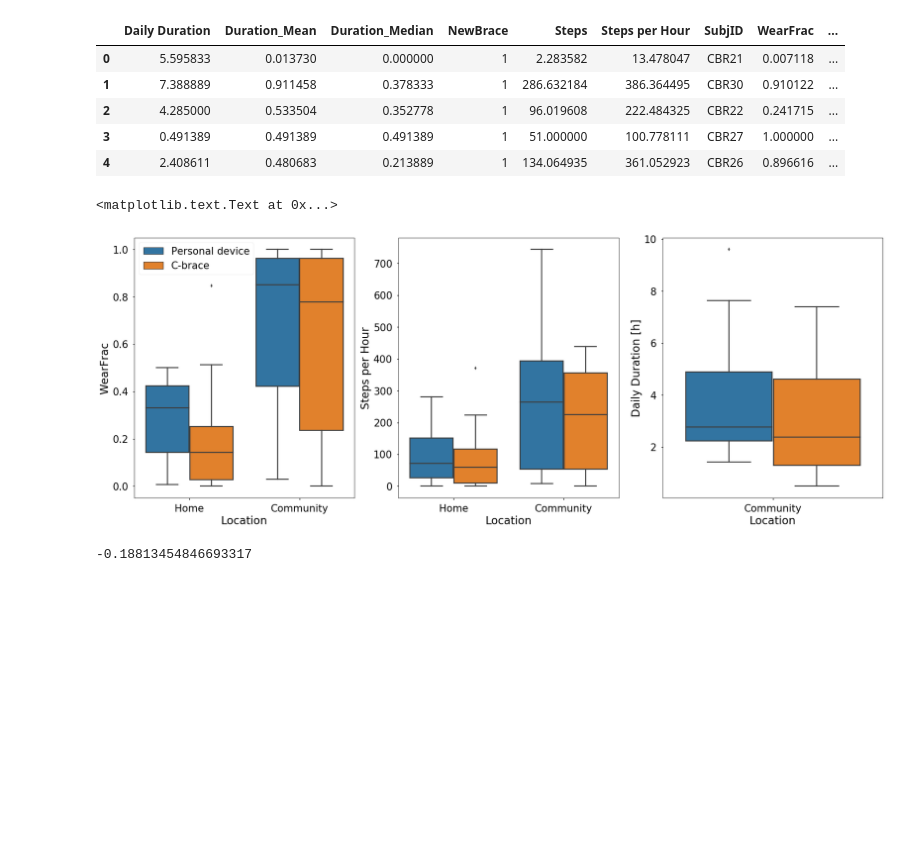
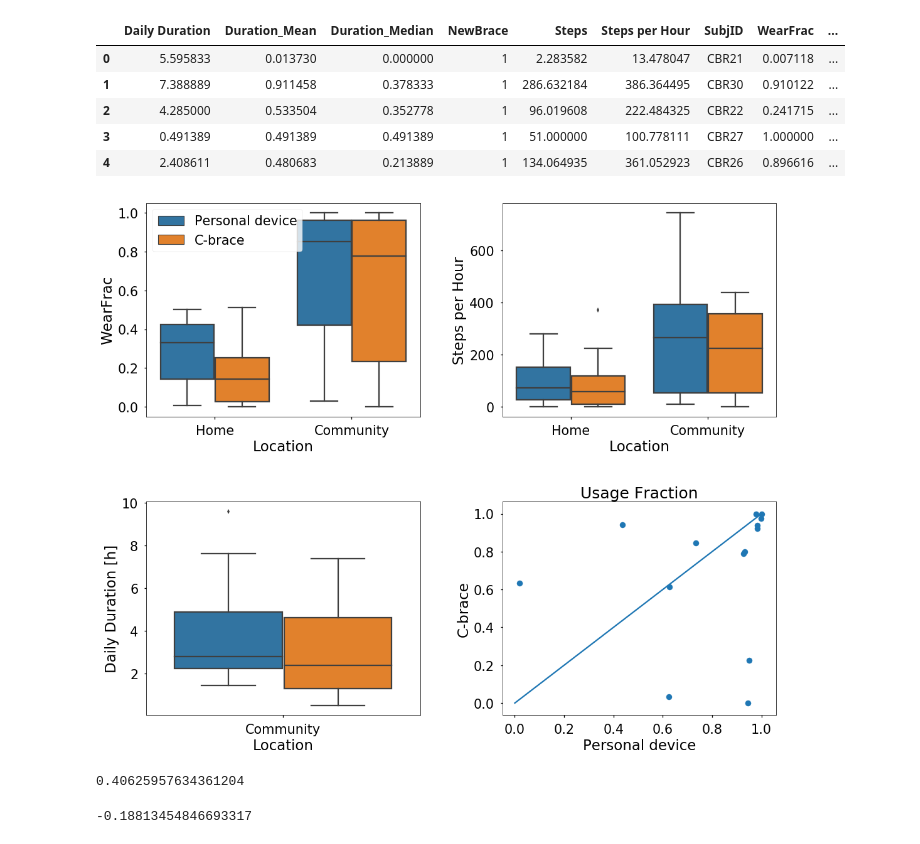
Before and after one commit to Luke3D/CbrAnalysis, a Jupyter notebook: PaperAnalysis.ipynb, the cells around one changed output. Drawn from its saved outputs; the diff is of its cells as text; code cells hidden in the pictures; blank space fills up the shorter version.

Commit message:
updated plots for paper

```diff
--- a/PaperAnalysis.ipynb
+++ b/PaperAnalysis.ipynb
@@ -192,27 +192,47 @@ dur.head()
 | 4 | 2.408611 | 0.480683 | 0.213889 | 1 | 134.064935 | 361.052923 | CBR26 | 0.896616 | ... |
 # %%
 sns.set_context('talk',font_scale=1.6)
-fig=plt.figure(figsize=(28,10))
-fig.add_subplot(131)
+fig=plt.figure(figsize=(18,15))
+fig.add_subplot(221)
 ax = sns.boxplot(data=durdata,x='Loc',y='WearFrac',hue='NewBrace')
-ax.legend_.remove()
-L=ax.legend()
+L=ax.legend(loc=2)
 L.get_texts()[0].set_text('Personal device')
 L.get_texts()[1].set_text('C-brace')
 # ax.legend(_,['Personal device','C-brace'],loc=2)
 plt.xlabel('Location')
-fig.add_subplot(132)
+fig.add_subplot(222)
 ax=sns.boxplot(data=durdata,x='Loc',y='Steps per Hour',hue='NewBrace')
 ax.legend_.remove()
 plt.xlabel('Location')
-fig.add_subplot(133)
+fig.add_subplot(223)
 ax=sns.boxplot(data=dur,x='Loc',y='Daily Duration',hue='NewBrace')
 ax.legend_.remove()
 plt.xlabel('Location')
 plt.ylabel('Daily Duration [h]')
+
+fig.add_subplot(224)
+f = 'WearFrac'
+x = Fboth[Fboth['NewBrace']==0][f]
+y = Fboth[Fboth['NewBrace']==1][f]
+plt.scatter(x,y)
+mx=min(x)
+my=min(y)
+m = min(mx,my)
+Mx=max(x)
+My=max(y)
+M =max(Mx,My)
+plt.plot([m,M],[m,M])
+plt.title('Usage Fraction')
+plt.xlabel('Personal device')
+plt.ylabel('C-brace')
+plt.subplots_adjust(left=None, bottom=None, right=None, top=None,
+                wspace=0.3, hspace=0.4)
 # %% [output]
-<matplotlib.text.Text at 0x...>
-[figure, old version]
+[figure, new version]
+# %%
+np.std(y-x)
+# %% [output]
+0.40625957634361204
 # %%
 homedur[homedur['NewBrace']==1]['WearFrac'].median()-homedur[homedur['NewBrace']==0]['WearFrac'].median()
 # %% [output]
```
Also changed, not shown: parts of 8 cells of this notebook.
